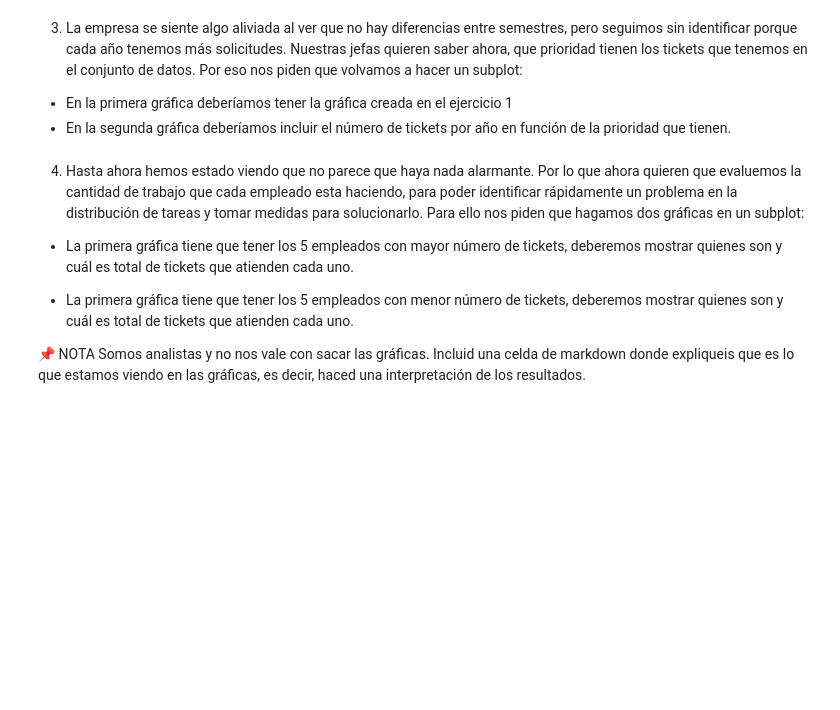
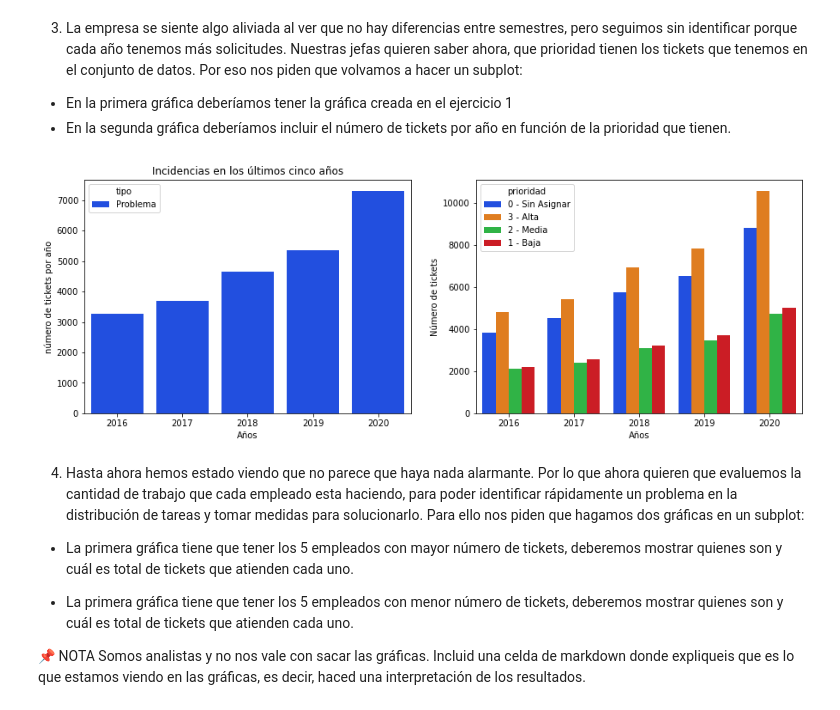
Before and after one commit to Adalab/promo-d-da-modulo2-sprint1-cristina-lidya, a Jupyter notebook: visualizacion/visualización_seaborn-leccion3.ipynb, the cells around one changed output. Drawn from its saved outputs; the diff is of its cells as text; code cells hidden in the pictures; blank space fills up the shorter version.

```diff
--- a/visualizacion/visualización_seaborn-leccion3.ipynb
+++ b/visualizacion/visualización_seaborn-leccion3.ipynb
@@ -161,15 +150,17 @@ AttributeError: 'AxesSubplot' object has no attribute 'sns'
 - En la primera gráfica deberíamos tener la gráfica creada en el ejercicio 1
 - En la segunda gráfica deberíamos incluir el número de tickets por año en función de la prioridad que tienen.
 # %%
-fig, ax = plt.subplots(1,2)
-ax[0].sns.countplot(x = "año", hue =  "tipo", data = problema)
+fig, ax = plt.subplots(1,2, figsize= (15,5))
+fig = sns.countplot(x = "año", hue =  "tipo", data = problema, ax = ax[0], palette= "bright")
 ax[0].set_xlabel("Años")
-ax[0].set_ylabel("número de incidencias por año")
+ax[0].set_ylabel("número de tickets por año")
 ax[0].set_title("Incidencias en los últimos cinco años")
-ax[1].sns.countplot(x = "id_ticket", hue = "prioridad", data = df_años)
-ax[1].set_xlabel()
-ax[1].set_ylabel()
+fig=sns.countplot(x = "año", hue = "prioridad", data = df_años, ax = ax[1], palette = "bright")
+ax[1].set_xlabel("Años")
+ax[1].set_ylabel("Número de tickets")
 plt.show()
+# %% [output]
+[figure, added]
 # %% [markdown]
 4. Hasta ahora hemos estado viendo que no parece que haya nada alarmante. Por lo que ahora quieren que evaluemos la cantidad de trabajo que cada empleado esta haciendo, para poder identificar rápidamente un problema en la distribución de tareas y tomar medidas para solucionarlo. Para ello nos piden que hagamos dos gráficas en un subplot:
 
```
Also changed, not shown: parts of 22 cells of this notebook.
